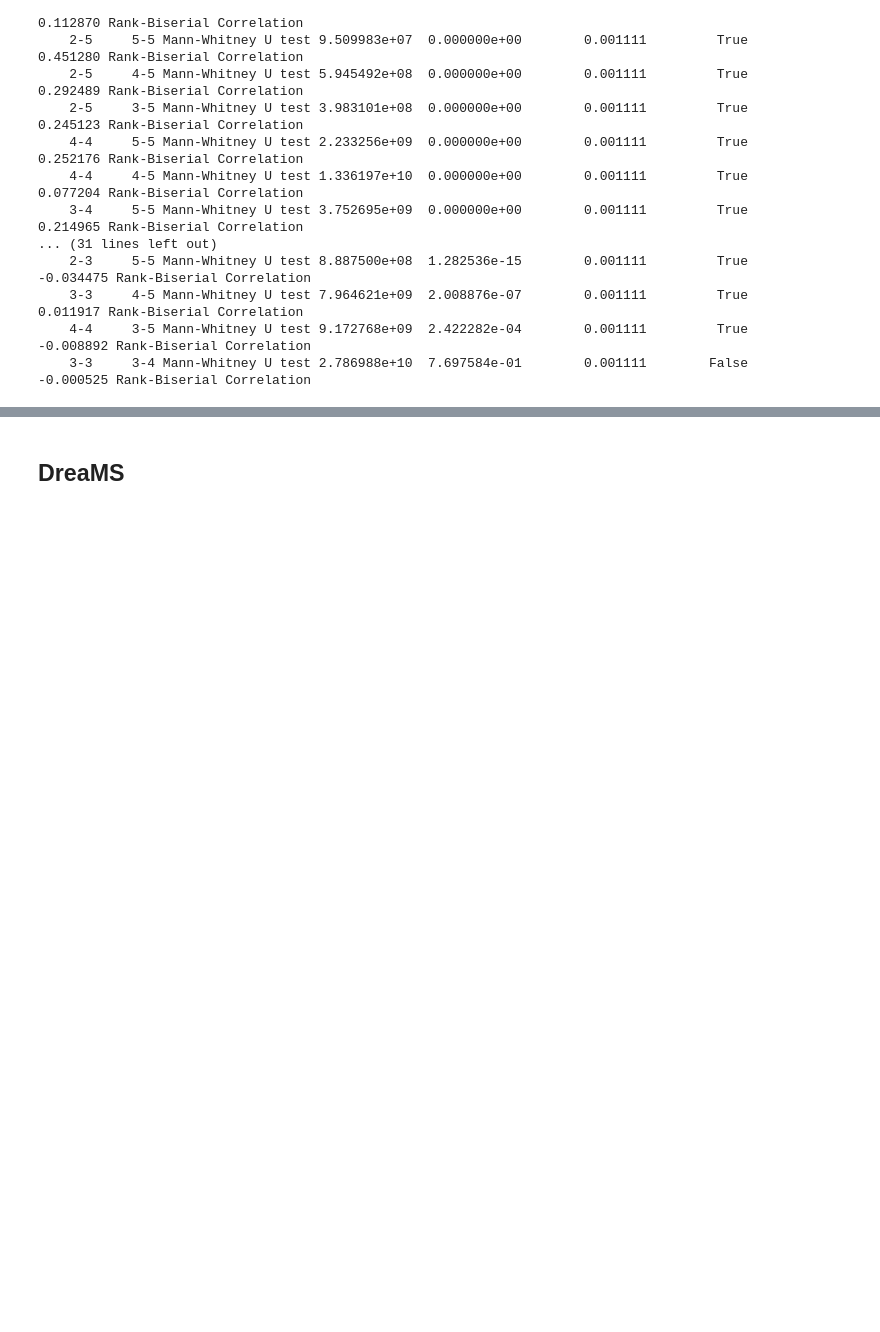
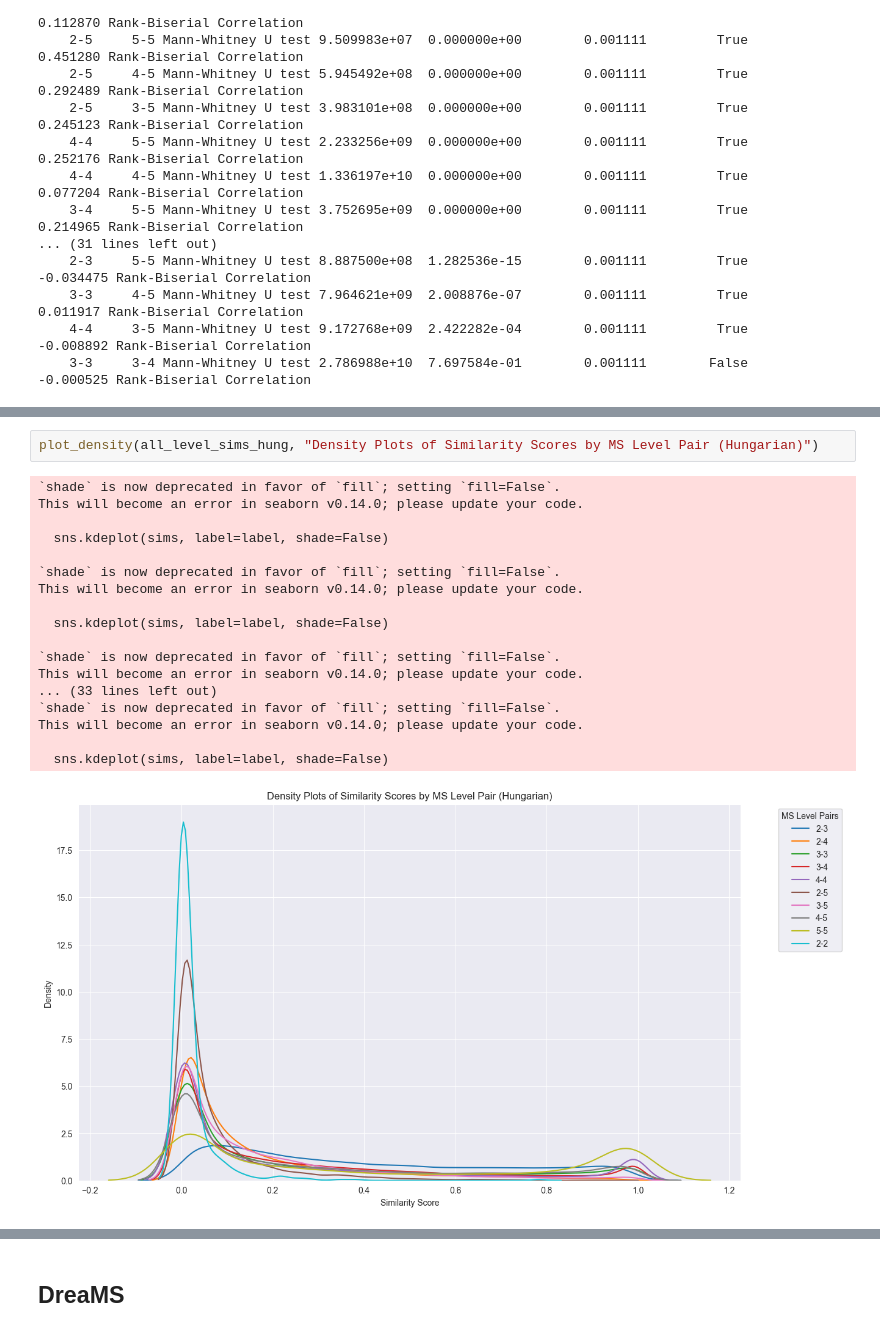
Before and after one commit to Jozefov/MassSpecGymMSn, a Jupyter notebook: notebooks/MSn/dataset_analysis/dataset_analysis.ipynb, the cells around one changed output, grey strips where cells are left out. Saved outputs shown, nothing was run; the diff lists cells and outputs as text; blank space fills up the shorter version.

```diff
--- a/notebooks/MSn/dataset_analysis/dataset_analysis.ipynb
+++ b/notebooks/MSn/dataset_analysis/dataset_analysis.ipynb
@@ -529,0 +683,21 @@ plot_histograms_by_level_pairs(all_level_sims_hung, mode="Hungarian")
+# %%
+plot_density(all_level_sims_hung, "Density Plots of Similarity Scores by MS Level Pair (Hungarian)")
+# %% [output]
+`shade` is now deprecated in favor of `fill`; setting `fill=False`.
+This will become an error in seaborn v0.14.0; please update your code.
+
+  sns.kdeplot(sims, label=label, shade=False)
+
+`shade` is now deprecated in favor of `fill`; setting `fill=False`.
+This will become an error in seaborn v0.14.0; please update your code.
+
+  sns.kdeplot(sims, label=label, shade=False)
+
+`shade` is now deprecated in favor of `fill`; setting `fill=False`.
+This will become an error in seaborn v0.14.0; please update your code.
+... (33 lines left out)
+`shade` is now deprecated in favor of `fill`; setting `fill=False`.
+This will become an error in seaborn v0.14.0; please update your code.
+
+  sns.kdeplot(sims, label=label, shade=False)
+[figure, added]
```
Also changed, not shown: parts of 28 cells of this notebook.
